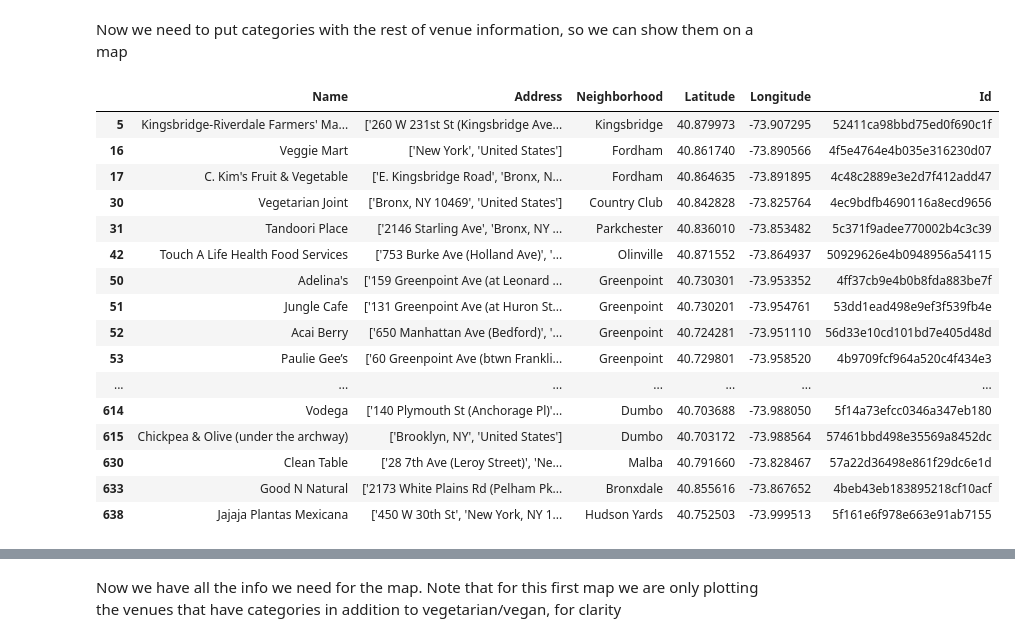
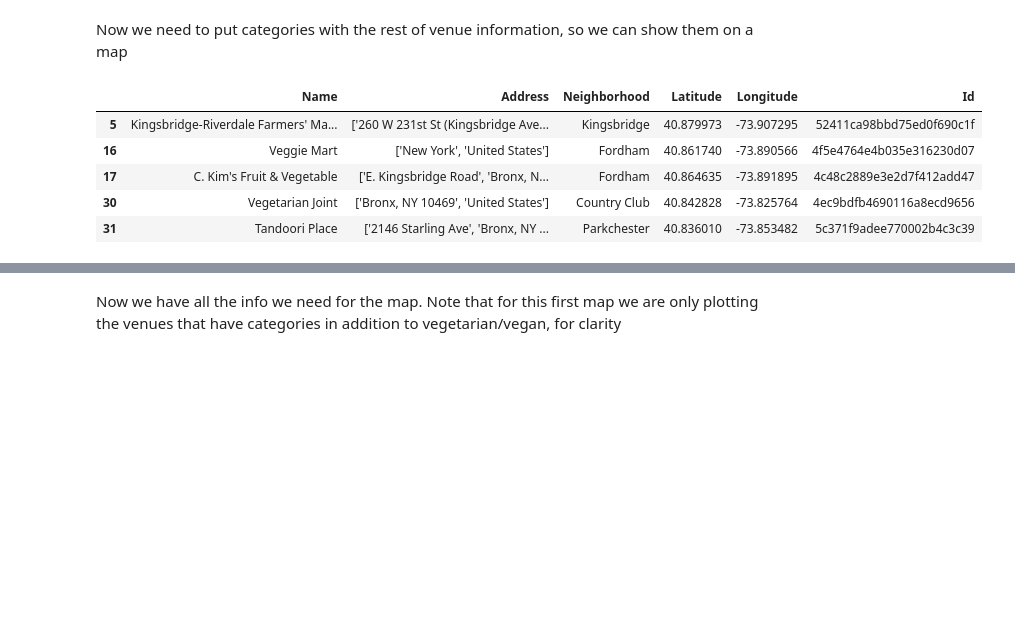
Before and after one commit to angelhe903/Coursera_Capstone, a Jupyter notebook: Project_notebook.ipynb, the cells around one changed output, grey strips where cells are left out. Drawn from its saved outputs; the diff is of its cells as text; code cells hidden in the pictures; blank space fills up the shorter version.

```diff
--- a/Project_notebook.ipynb
+++ b/Project_notebook.ipynb
@@ -485,26 +473,15 @@ Now we need to put categories with the rest of venue information, so we can show
 # %%
 # this cleans up previous dataframe veg_food by dropping duplicate rows and rows with NaNs
 veg_food2 = veg_food.dropna().drop_duplicates(subset=['Id'])
-veg_food2
+veg_food2.head()
 # veg_food2.shape # 324 rows
 # %% [output]
 |  | Name | Address | Neighborhood | Latitude | Longitude | Id |
 | 5 | Kingsbridge-Riverdale Farmers' Ma... | ['260 W 231st St (Kingsbridge Ave... | Kingsbridge | 40.879973 | -73.907295 | 52411ca98bbd75ed0f690c1f |
 | 16 | Veggie Mart | ['New York', 'United States'] | Fordham | 40.861740 | -73.890566 | 4f5e4764e4b035e316230d07 |
 | 17 | C. Kim's Fruit & Vegetable | ['E. Kingsbridge Road', 'Bronx, N... | Fordham | 40.864635 | -73.891895 | 4c48c2889e3e2d7f412add47 |
 | 30 | Vegetarian Joint | ['Bronx, NY 10469', 'United States'] | Country Club | 40.842828 | -73.825764 | 4ec9bdfb4690116a8ecd9656 |
 | 31 | Tandoori Place | ['2146 Starling Ave', 'Bronx, NY ... | Parkchester | 40.836010 | -73.853482 | 5c371f9adee770002b4c3c39 |
-| 42 | Touch A Life Health Food Services | ['753 Burke Ave (Holland Ave)', '... | Olinville | 40.871552 | -73.864937 | 50929626e4b0948956a54115 |
-| 50 | Adelina's | ['159 Greenpoint Ave (at Leonard ... | Greenpoint | 40.730301 | -73.953352 | 4ff37cb9e4b0b8fda883be7f |
-| 51 | Jungle Cafe | ['131 Greenpoint Ave (at Huron St... | Greenpoint | 40.730201 | -73.954761 | 53dd1ead498e9ef3f539fb4e |
-| 52 | Acai Berry | ['650 Manhattan Ave (Bedford)', '... | Greenpoint | 40.724281 | -73.951110 | 56d33e10cd101bd7e405d48d |
-| 53 | Paulie Gee’s | ['60 Greenpoint Ave (btwn Frankli... | Greenpoint | 40.729801 | -73.958520 | 4b9709fcf964a520c4f434e3 |
-| ... | ... | ... | ... | ... | ... | ... |
-| 614 | Vodega | ['140 Plymouth St (Anchorage Pl)'... | Dumbo | 40.703688 | -73.988050 | 5f14a73efcc0346a347eb180 |
-| 615 | Chickpea & Olive (under the archway) | ['Brooklyn, NY', 'United States'] | Dumbo | 40.703172 | -73.988564 | 57461bbd498e35569a8452dc |
-| 630 | Clean Table | ['28 7th Ave (Leroy Street)', 'Ne... | Malba | 40.791660 | -73.828467 | 57a22d36498e861f29dc6e1d |
-| 633 | Good N Natural | ['2173 White Plains Rd (Pelham Pk... | Bronxdale | 40.855616 | -73.867652 | 4beb43eb183895218cf10acf |
-| 638 | Jajaja Plantas Mexicana | ['450 W 30th St', 'New York, NY 1... | Hudson Yards | 40.752503 | -73.999513 | 5f161e6f978e663e91ab7155 |
 # %%
 # join veg_food2 and veg_food_cat so we have a dataframe that contains all the info for each venue
 df_all = veg_food_cat.set_index('Id').join(veg_food2.set_index('Id'),lsuffix='_c').drop(['Name_c'],axis=1)
```
Also changed, not shown: parts of 4 cells of this notebook.
